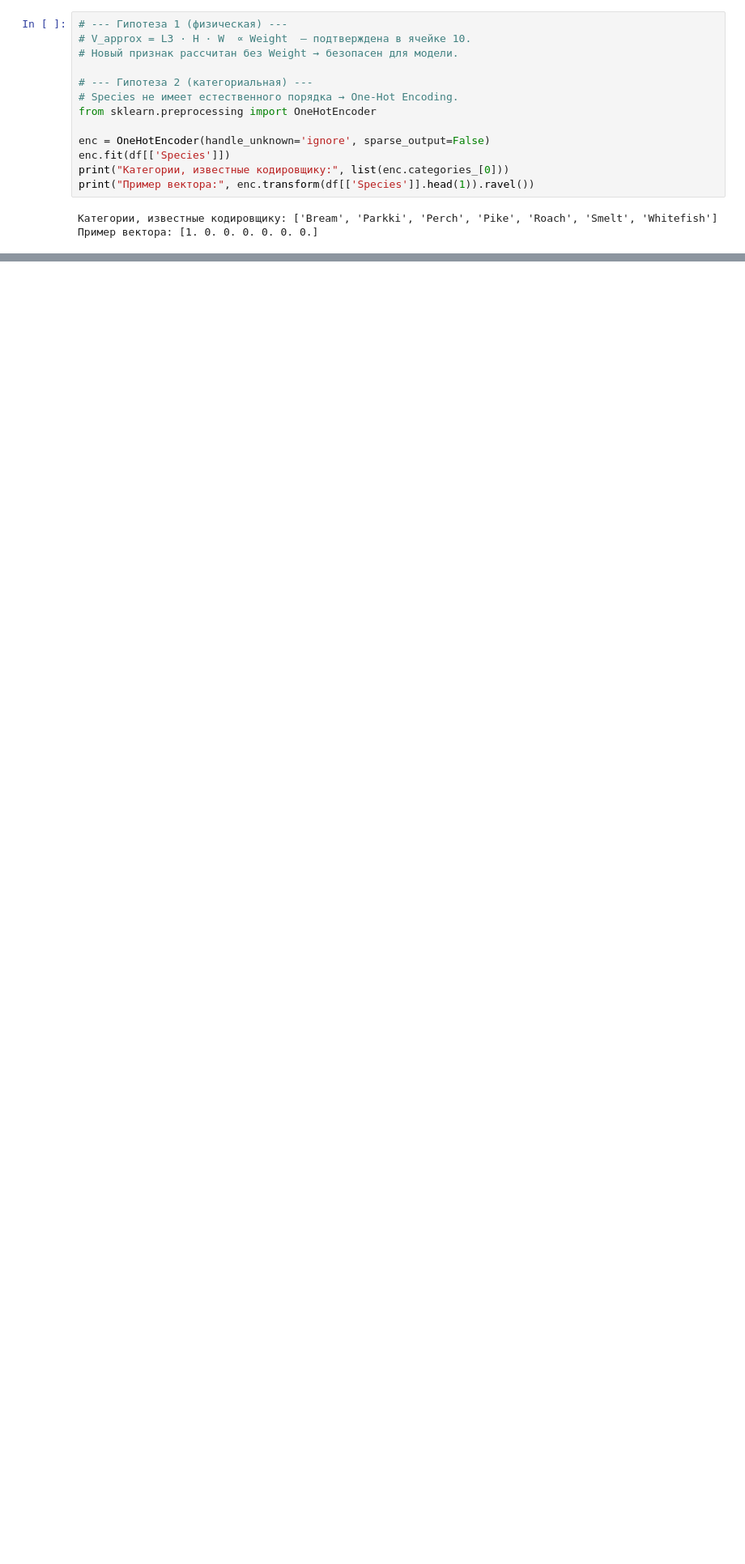
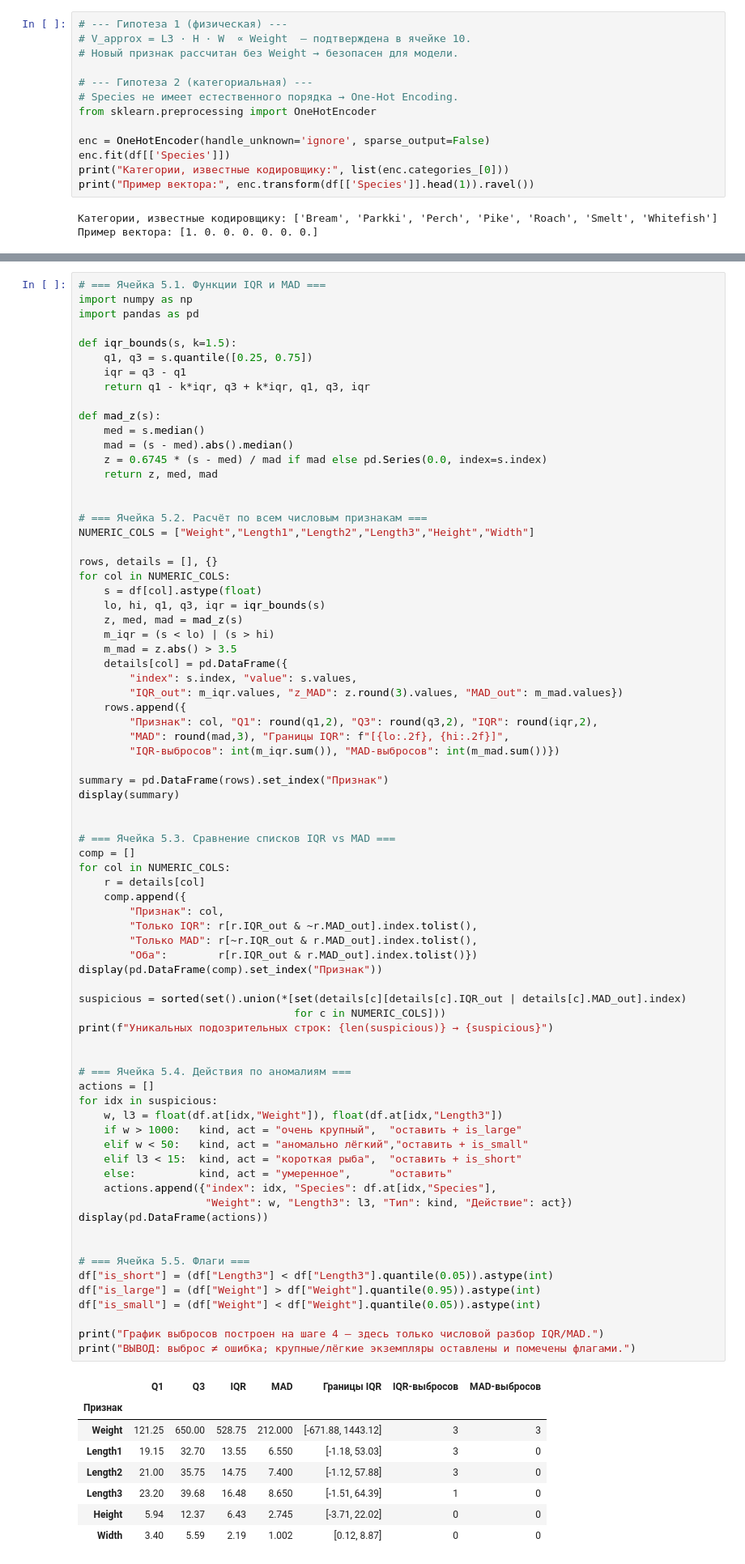
Before and after one commit to LizynBr/lab-01-eda, a Jupyter notebook: notebooks/01-eda.ipynb, the cells around one changed output, grey strips where cells are left out. Shown at 81% size. Cells and saved outputs as stored; diff of their text form; blank space fills up the shorter version.

```diff
--- a/notebooks/01-eda.ipynb
+++ b/notebooks/01-eda.ipynb
@@ -393,3 +401,87 @@ Smelt         8
 Parkki        7
 Whitefish     4
 Name: count, dtype: int64
+# %%
+# === Ячейка 5.1. Функции IQR и MAD ===
+import numpy as np
+import pandas as pd
+
+def iqr_bounds(s, k=1.5):
+    q1, q3 = s.quantile([0.25, 0.75])
+    iqr = q3 - q1
+    return q1 - k*iqr, q3 + k*iqr, q1, q3, iqr
+
+def mad_z(s):
+    med = s.median()
+    mad = (s - med).abs().median()
+    z = 0.6745 * (s - med) / mad if mad else pd.Series(0.0, index=s.index)
+    return z, med, mad
+
+
+# === Ячейка 5.2. Расчёт по всем числовым признакам ===
+NUMERIC_COLS = ["Weight","Length1","Length2","Length3","Height","Width"]
+
+rows, details = [], {}
+for col in NUMERIC_COLS:
+    s = df[col].astype(float)
+    lo, hi, q1, q3, iqr = iqr_bounds(s)
+    z, med, mad = mad_z(s)
+    m_iqr = (s < lo) | (s > hi)
+    m_mad = z.abs() > 3.5
+    details[col] = pd.DataFrame({
+        "index": s.index, "value": s.values,
+        "IQR_out": m_iqr.values, "z_MAD": z.round(3).values, "MAD_out": m_mad.values})
+    rows.append({
+        "Признак": col, "Q1": round(q1,2), "Q3": round(q3,2), "IQR": round(iqr,2),
+        "MAD": round(mad,3), "Границы IQR": f"[{lo:.2f}, {hi:.2f}]",
+        "IQR-выбросов": int(m_iqr.sum()), "MAD-выбросов": int(m_mad.sum())})
+
+summary = pd.DataFrame(rows).set_index("Признак")
+display(summary)
+
+
+# === Ячейка 5.3. Сравнение списков IQR vs MAD ===
+comp = []
+for col in NUMERIC_COLS:
+    r = details[col]
+    comp.append({
+        "Признак": col,
+        "Только IQR": r[r.IQR_out & ~r.MAD_out].index.tolist(),
+        "Только MAD": r[~r.IQR_out & r.MAD_out].index.tolist(),
+        "Оба":        r[r.IQR_out & r.MAD_out].index.tolist()})
+display(pd.DataFrame(comp).set_index("Признак"))
+
+suspicious = sorted(set().union(*[set(details[c][details[c].IQR_out | details[c].MAD_out].index)
+                                  for c in NUMERIC_COLS]))
+print(f"Уникальных подозрительных строк: {len(suspicious)} → {suspicious}")
+
+
+# === Ячейка 5.4. Действия по аномалиям ===
+actions = []
+for idx in suspicious:
+    w, l3 = float(df.at[idx,"Weight"]), float(df.at[idx,"Length3"])
+    if w > 1000:   kind, act = "очень крупный",  "оставить + is_large"
+    elif w < 50:   kind, act = "аномально лёгкий","оставить + is_small"
+    elif l3 < 15:  kind, act = "короткая рыба",  "оставить + is_short"
+    else:          kind, act = "умеренное",      "оставить"
+    actions.append({"index": idx, "Species": df.at[idx,"Species"],
+                    "Weight": w, "Length3": l3, "Тип": kind, "Действие": act})
+display(pd.DataFrame(actions))
+
+
+# === Ячейка 5.5. Флаги ===
+df["is_short"] = (df["Length3"] < df["Length3"].quantile(0.05)).astype(int)
+df["is_large"] = (df["Weight"] > df["Weight"].quantile(0.95)).astype(int)
+df["is_small"] = (df["Weight"] < df["Weight"].quantile(0.05)).astype(int)
+
+print("График выбросов построен на шаге 4 — здесь только числовой разбор IQR/MAD.")
+print("ВЫВОД: выброс ≠ ошибка; крупные/лёгкие экземпляры оставлены и помечены флагами.")
+# %% [output]
+|  | Q1 | Q3 | IQR | MAD | Границы IQR | IQR-выбросов | MAD-выбросов |
+| Признак |  |  |  |  |  |  |  |
+| Weight | 121.25 | 650.00 | 528.75 | 212.000 | [-671.88, 1443.12] | 3 | 3 |
+| Length1 | 19.15 | 32.70 | 13.55 | 6.550 | [-1.18, 53.03] | 3 | 0 |
+| Length2 | 21.00 | 35.75 | 14.75 | 7.400 | [-1.12, 57.88] | 3 | 0 |
+| Length3 | 23.20 | 39.68 | 16.48 | 8.650 | [-1.51, 64.39] | 1 | 0 |
+| Height | 5.94 | 12.37 | 6.43 | 2.745 | [-3.71, 22.02] | 0 | 0 |
+| Width | 3.40 | 5.59 | 2.19 | 1.002 | [0.12, 8.87] | 0 | 0 |
```
Also changed, not shown: parts of 15 cells of this notebook, 5 other files.
